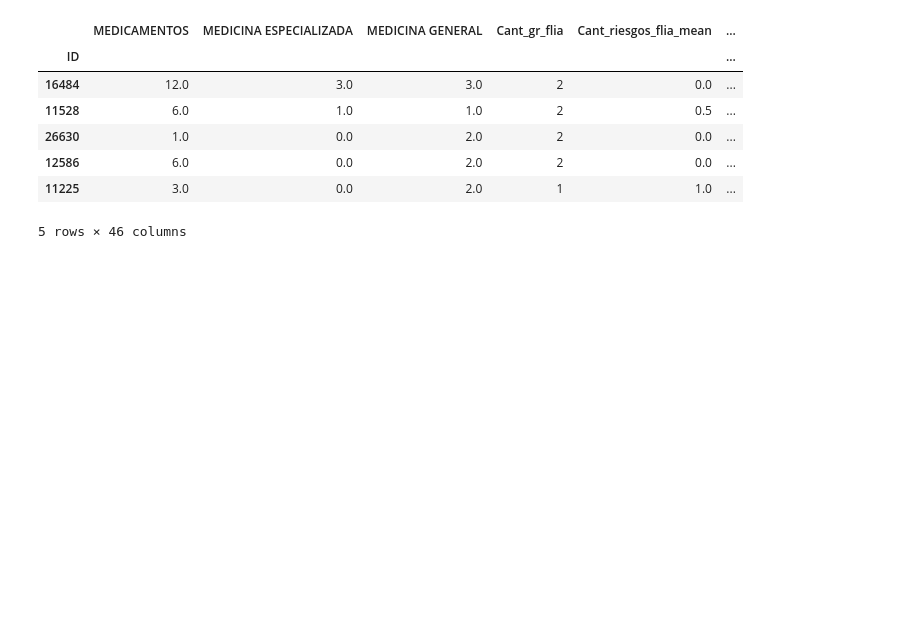
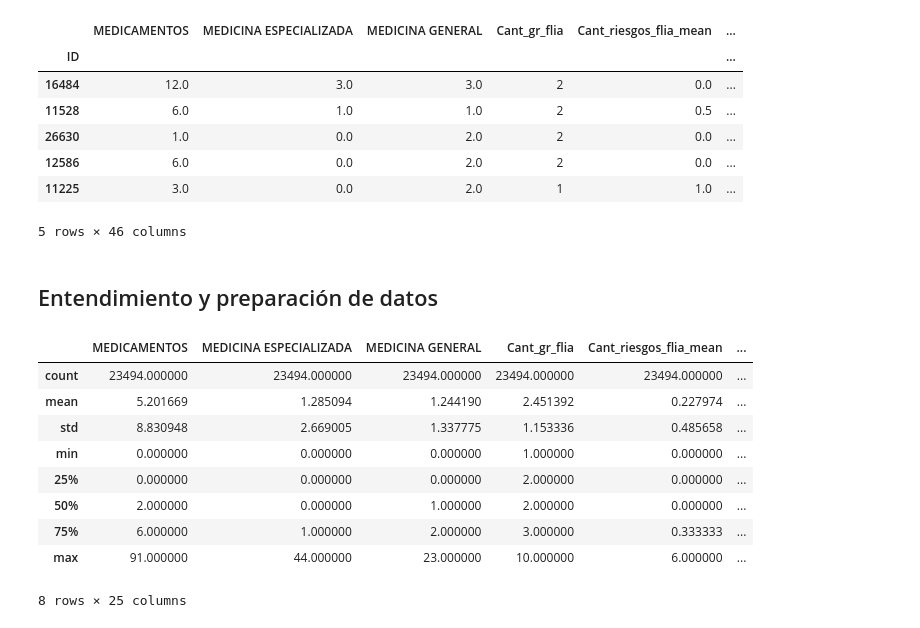
Before and after one commit to Daniel1martinez2/prostate_challenge_FDA, a Jupyter notebook: main.ipynb, the cells around one changed output. Cells and saved outputs as stored; diff of their text form; code cells hidden in the pictures; blank space fills up the shorter version.

```diff
--- a/main.ipynb
+++ b/main.ipynb
@@ -16,3 +18,18 @@ df_train.head()
 | 12586 | 6.0 | 0.0 | 2.0 | 2 | 0.0 | ... |
 | 11225 | 3.0 | 0.0 | 2.0 | 1 | 1.0 | ... |
 5 rows × 46 columns
+# %% [markdown]
+## Entendimiento y preparación de datos
+# %%
+df_train.describe()
+# %% [output]
+|  | MEDICAMENTOS | MEDICINA ESPECIALIZADA | MEDICINA GENERAL | Cant_gr_flia | Cant_riesgos_flia_mean | ... |
+| count | 23494.000000 | 23494.000000 | 23494.000000 | 23494.000000 | 23494.000000 | ... |
+| mean | 5.201669 | 1.285094 | 1.244190 | 2.451392 | 0.227974 | ... |
+| std | 8.830948 | 2.669005 | 1.337775 | 1.153336 | 0.485658 | ... |
+| min | 0.000000 | 0.000000 | 0.000000 | 1.000000 | 0.000000 | ... |
+| 25% | 0.000000 | 0.000000 | 0.000000 | 2.000000 | 0.000000 | ... |
+| 50% | 2.000000 | 0.000000 | 1.000000 | 2.000000 | 0.000000 | ... |
+| 75% | 6.000000 | 1.000000 | 2.000000 | 3.000000 | 0.333333 | ... |
+| max | 91.000000 | 44.000000 | 23.000000 | 10.000000 | 6.000000 | ... |
+8 rows × 25 columns
```
Also changed, not shown: parts of 16 cells of this notebook, 1 other file.
